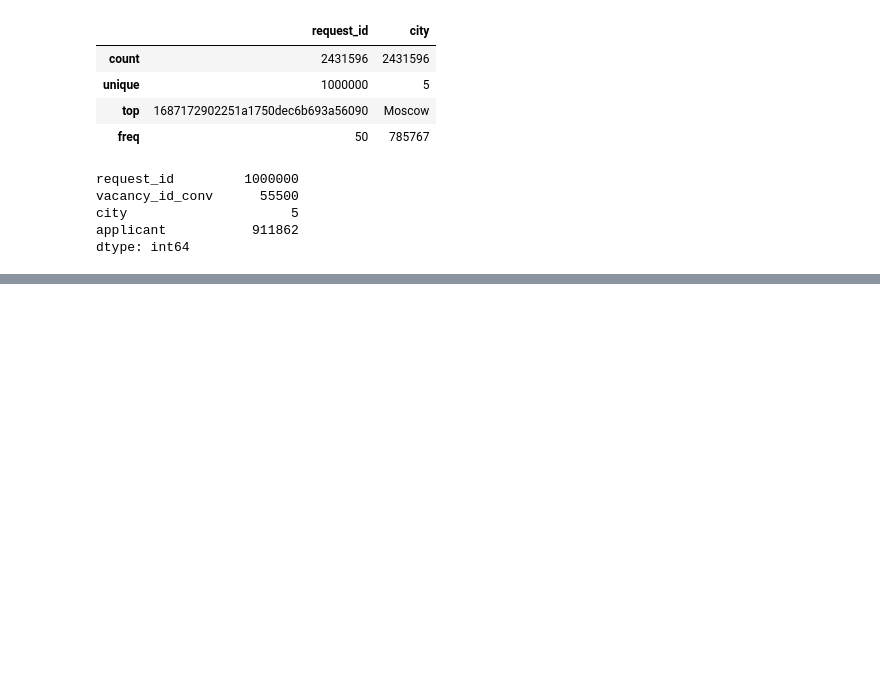
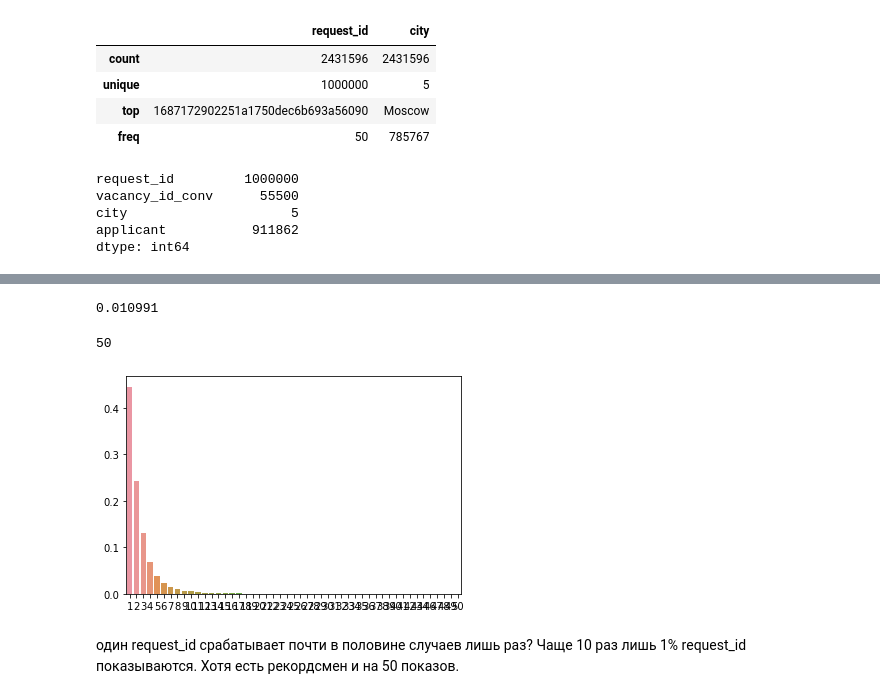
Before and after one commit to gbrs/career_path_analytics_2023, a Jupyter notebook: eda.ipynb, the cells around one changed output, grey strips where cells are left out. Saved outputs shown, nothing was run; the diff lists cells and outputs as text; code cells hidden in the pictures; blank space fills up the shorter version.

```diff
--- a/eda.ipynb
+++ b/eda.ipynb
@@ -123,0 +240,2 @@ dtype: int64
+# %%
+serps.city = serps.city.astype('category')
@@ -123,0 +256,3 @@ dtype: int64
+# %%
+request_id_freq = serps.groupby('request_id').count().vacancy_id_conv.value_counts(normalize=True)
+request_id_freq.head(10)
@@ -123,0 +271,14 @@ dtype: int64
+# %%
+request_id_freq[11:].sum()
+# %% [output]
+0.010991
+# %%
+request_id_freq.index.max()
+# %% [output]
+50
+# %%
+sns.barplot(y=request_id_freq.values, x=request_id_freq.index);
+# %% [output]
+[figure, added]
+# %% [markdown]
+один request_id срабатывает почти в половине случаев лишь раз? Чаще 10 раз лишь 1% request_id показываются. Хотя есть рекордсмен и на 50 показов.
```
Also changed, not shown: parts of 33 cells of this notebook.
